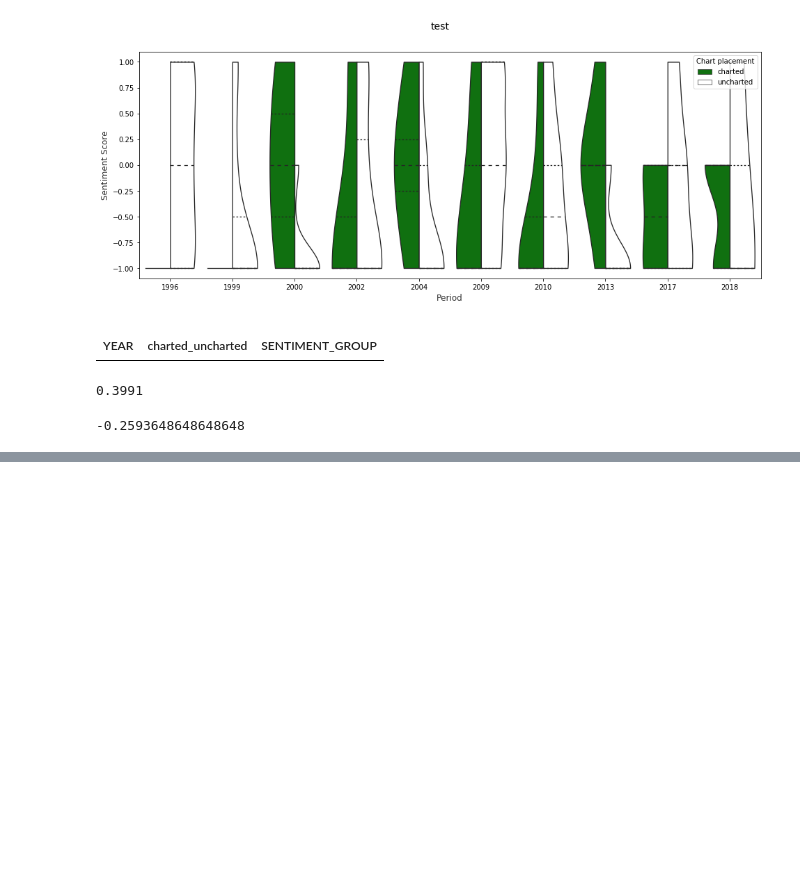
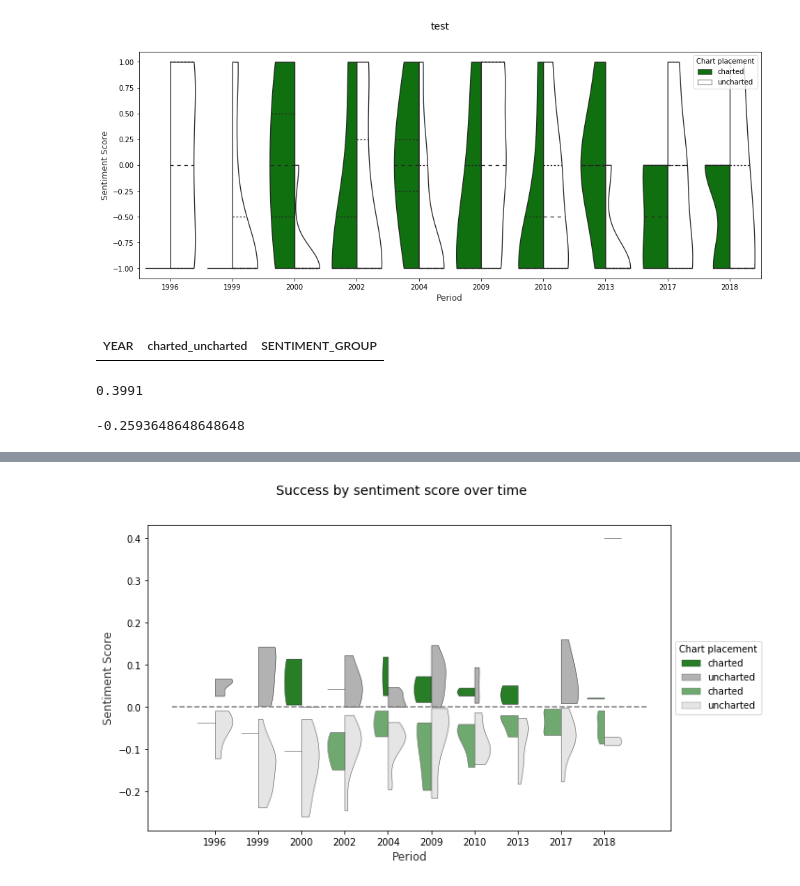
Before and after one commit to Err0neus/Santos-Discography-Analyser, a Jupyter notebook: _support files/DC_dev_file.ipynb, the cells around one changed output, grey strips where cells are left out. Saved outputs shown, nothing was run; the diff lists cells and outputs as text; code cells hidden in the pictures; blank space fills up the shorter version.

```diff
--- a/_support files/DC_dev_file.ipynb
+++ b/_support files/DC_dev_file.ipynb
@@ -251,0 +220,33 @@ l = plt.legend(loc='upper right', title='Chart placement')
+# %%
+# Visualizing 3-D mix data using violin plots
+# leveraging the concepts of hue and axes for > 1 categorical dimensions
+f, ( ax2) = plt.subplots(1, 1, figsize=(10, 6))
+f.suptitle('Success by sentiment score over time', fontsize=14)
+sns.violinplot(x="YEAR",
+               y="SENTIMENT_COMPOUND_SCORE",
+               hue="charted_uncharted",
+               hue_order = ['charted', 'uncharted'],
+               data=data[data.SENTIMENT_COMPOUND_SCORE >=0],
+               split=True,
+               inner=None,
+               linewidth=0.5,
+               cut = 0,
+               palette={"charted": "#198c19", "uncharted": "#b2b2b2"},
+               ax=ax2)
+
+sns.violinplot(x="YEAR", y="SENTIMENT_COMPOUND_SCORE", hue="charted_uncharted",
+               hue_order = ['charted', 'uncharted'],
+               data=data[data.SENTIMENT_COMPOUND_SCORE <0],
+               split=True,
+               inner=None,
+               linewidth=0.5,
+               cut = 0,
+               palette={"charted": "#66b266", "uncharted": "#e5e5e5"},
+               ax=ax2)
+ax2.set_xlabel("Period",size = 12,alpha=0.8)
+ax2.set_ylabel("Sentiment Score",size = 12,alpha=0.8)
+ax2.plot([-1, len(data.YEAR.unique())], [0, 0], "k--", color = 'grey')
+l = plt.legend(title='Chart placement',
+               loc='center left', bbox_to_anchor=(1, 0.5))
+# %% [output]
+[figure, added]
```
Also changed, not shown: parts of 29 cells of this notebook.
